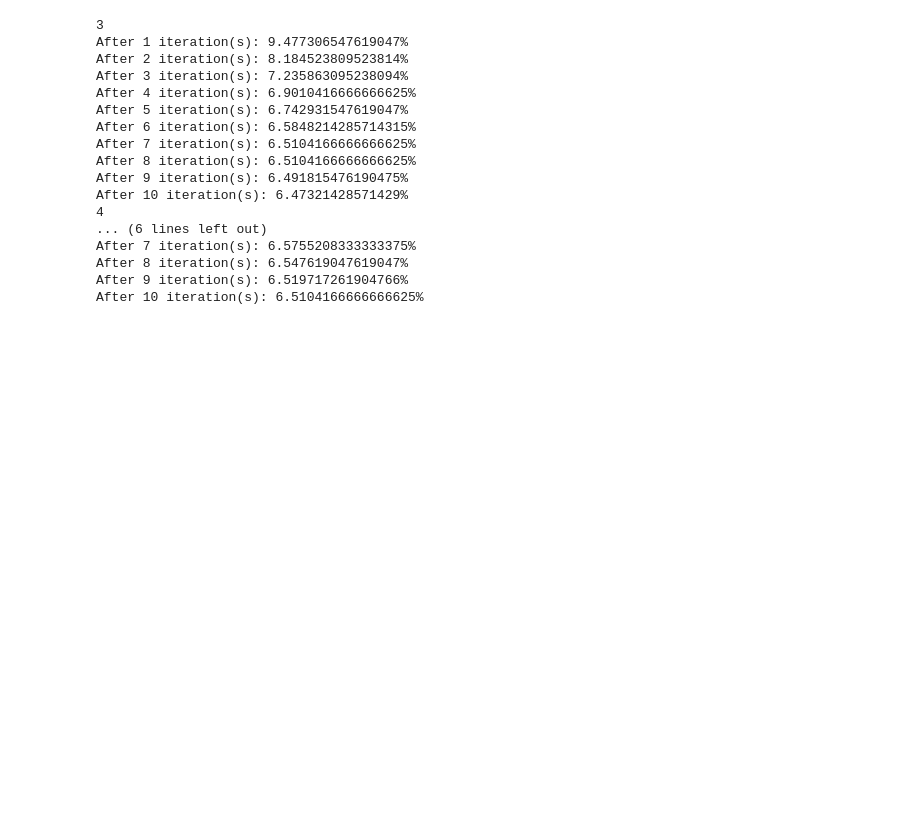
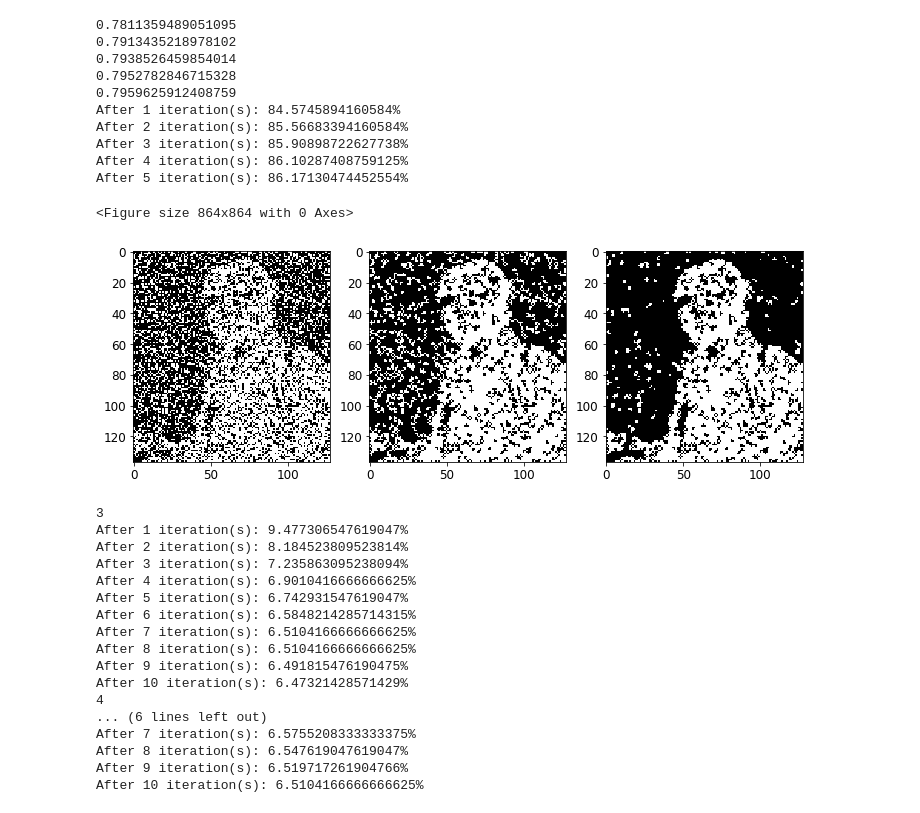
Before and after one commit to kheeran/COMS30007-Machine-Learning, a Jupyter notebook: Inference.ipynb, the cells around one changed output. Drawn from its saved outputs; the diff is of its cells as text; code cells hidden in the pictures; blank space fills up the shorter version.

```diff
--- a/Inference.ipynb
+++ b/Inference.ipynb
@@ -415,6 +421,65 @@ def rounding (x, M, N):
                 x0[i,j] = 1
 
     return x0
+# %%
+(M,N) = np.shape(im)
+x0 = im
+
+y = im3
+y = 2*y -1
+
+fig = plt.figure()
+
+
+y = im3
+y = 2*y - 1
+
+
+(M, N) = y.shape
+
+timeicm = -time.time()
+x = image_denois_ICM(y, y, 5, M, N, im, beta = 0.2, eta = 1.0)
+timeicm += time.time()
+fig = plt.figure()
+ax = fig.add_subplot(132)
+ax.imshow(x,cmap='gray')
+
+x, _ = MFVB(0.2,1, y,5,M,N,x0)
+ax1 = fig.add_subplot(133)
+ax1.imshow(x,cmap='gray')
+
+ax3 = fig.add_subplot(131)
+ax3.imshow(im3,cmap='gray')
+
+
+# y = im5
+# y = 2*y -1
+
+# x, _ = MFVB(0.2,0.8, y,10,M,N,x0)
+# ax3 = fig.add_subplot(132)
+# ax3.imshow(x,cmap='gray')
+
+# y = im6
+# y = 2*y -1
+
+# x, _ = MFVB(0.2,0.8, y,10,M,N,x0)
+# ax3 = fig.add_subplot(133)
+# ax3.imshow(x,cmap='gray')
+
+plt.show()
+# %% [output]
+0.7811359489051095
+0.7913435218978102
+0.7938526459854014
+0.7952782846715328
+0.7959625912408759
+After 1 iteration(s): 84.5745894160584%
+After 2 iteration(s): 85.56683394160584%
+After 3 iteration(s): 85.90898722627738%
+After 4 iteration(s): 86.10287408759125%
+After 5 iteration(s): 86.17130474452554%
+<Figure size 864x864 with 0 Axes>
+[figure, added]
 # %%
 # prop = 0.3
 # varSigma = 0.5
```
Also changed, not shown: parts of 3 cells of this notebook, 8 other files.
